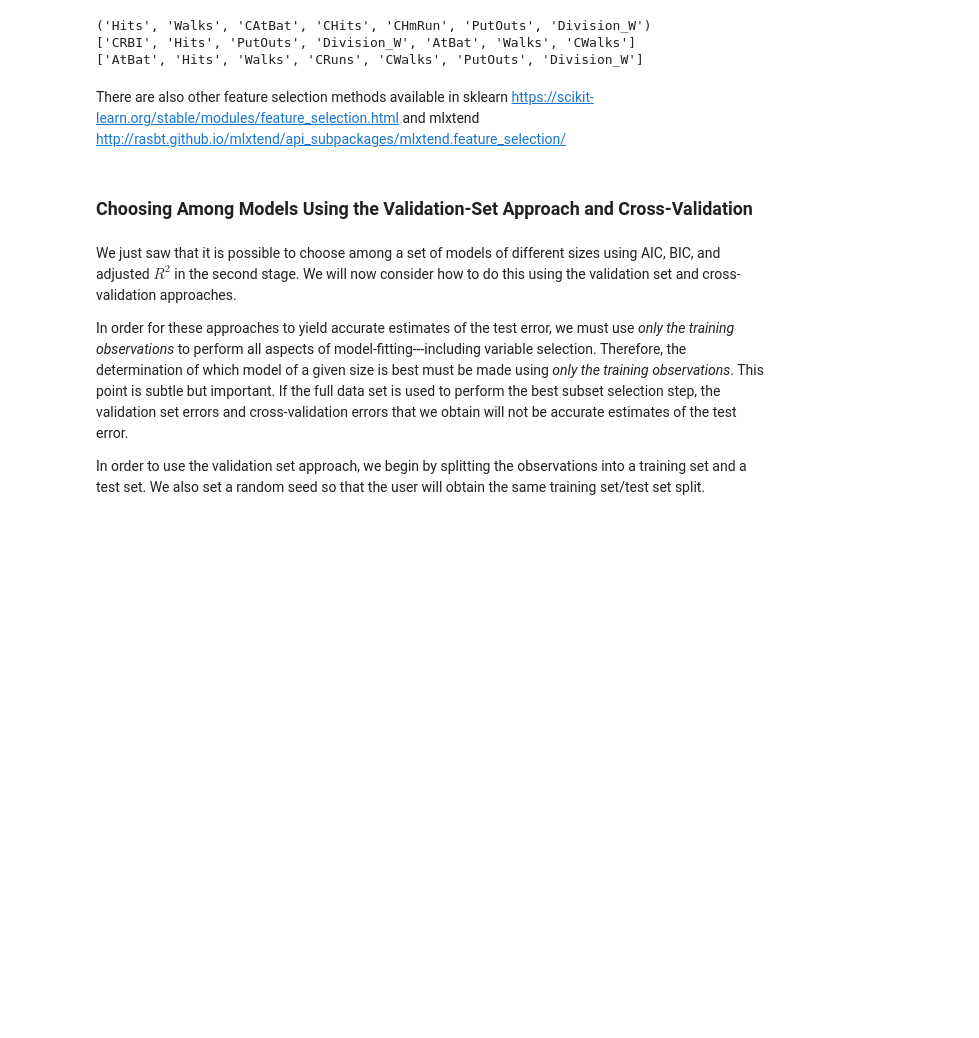
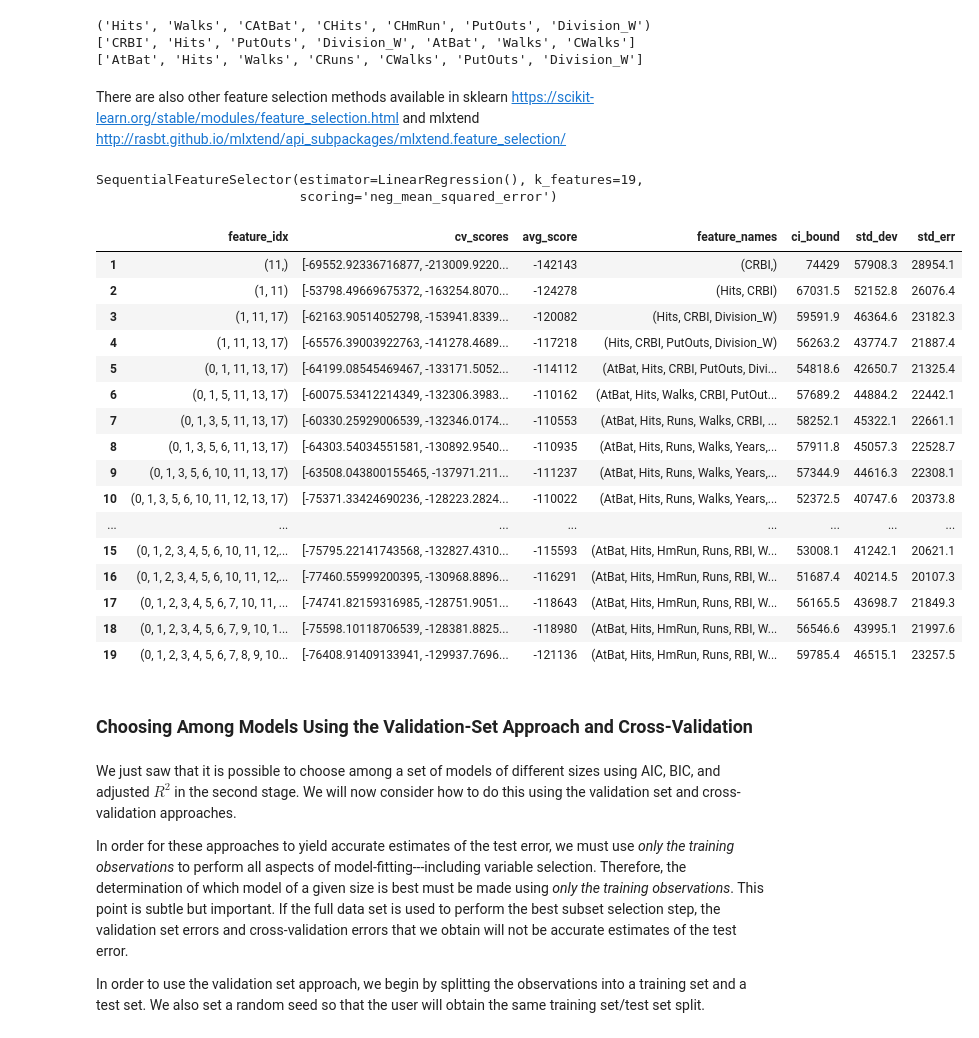
Before and after one commit to phonchi/nsysu-math6084, a Jupyter notebook: static_files/presentations/Chapter_6_Lab.ipynb, the cells around one changed output. Saved outputs shown, nothing was run; the diff lists cells and outputs as text; code cells hidden in the pictures; blank space fills up the shorter version.

```diff
--- a/static_files/presentations/Chapter_6_Lab.ipynb
+++ b/static_files/presentations/Chapter_6_Lab.ipynb
@@ -481,6 +480,39 @@ print(models3['model'][7].model.exog_names[1:])
 ['AtBat', 'Hits', 'Walks', 'CRuns', 'CWalks', 'PutOuts', 'Division_W']
 # %% [markdown]
 There are also other feature selection methods available in sklearn https://scikit-learn.org/stable/modules/feature_selection.html and mlxtend http://rasbt.github.io/mlxtend/api_subpackages/mlxtend.feature_selection/
+# %%
+lr = LinearRegression()
+sfs1 = SFS(lr,
+          k_features=19,
+          forward=True,
+          floating=False,
+          scoring='neg_mean_squared_error',
+          cv=5)
+
+sfs1.fit(X, y)
+# %% [output]
+SequentialFeatureSelector(estimator=LinearRegression(), k_features=19,
+                          scoring='neg_mean_squared_error')
+# %%
+pd.DataFrame.from_dict(sfs1.get_metric_dict()).T
+# %% [output]
+|  | feature_idx | cv_scores | avg_score | feature_names | ci_bound | std_dev | std_err |
+| 1 | (11,) | [-69552.92336716877, -213009.9220... | -142143 | (CRBI,) | 74429 | 57908.3 | 28954.1 |
+| 2 | (1, 11) | [-53798.49669675372, -163254.8070... | -124278 | (Hits, CRBI) | 67031.5 | 52152.8 | 26076.4 |
+| 3 | (1, 11, 17) | [-62163.90514052798, -153941.8339... | -120082 | (Hits, CRBI, Division_W) | 59591.9 | 46364.6 | 23182.3 |
+| 4 | (1, 11, 13, 17) | [-65576.39003922763, -141278.4689... | -117218 | (Hits, CRBI, PutOuts, Division_W) | 56263.2 | 43774.7 | 21887.4 |
+| 5 | (0, 1, 11, 13, 17) | [-64199.08545469467, -133171.5052... | -114112 | (AtBat, Hits, CRBI, PutOuts, Divi... | 54818.6 | 42650.7 | 21325.4 |
+| 6 | (0, 1, 5, 11, 13, 17) | [-60075.53412214349, -132306.3983... | -110162 | (AtBat, Hits, Walks, CRBI, PutOut... | 57689.2 | 44884.2 | 22442.1 |
+| 7 | (0, 1, 3, 5, 11, 13, 17) | [-60330.25929006539, -132346.0174... | -110553 | (AtBat, Hits, Runs, Walks, CRBI, ... | 58252.1 | 45322.1 | 22661.1 |
+| 8 | (0, 1, 3, 5, 6, 11, 13, 17) | [-64303.54034551581, -130892.9540... | -110935 | (AtBat, Hits, Runs, Walks, Years,... | 57911.8 | 45057.3 | 22528.7 |
+| 9 | (0, 1, 3, 5, 6, 10, 11, 13, 17) | [-63508.043800155465, -137971.211... | -111237 | (AtBat, Hits, Runs, Walks, Years,... | 57344.9 | 44616.3 | 22308.1 |
+| 10 | (0, 1, 3, 5, 6, 10, 11, 12, 13, 17) | [-75371.33424690236, -128223.2824... | -110022 | (AtBat, Hits, Runs, Walks, Years,... | 52372.5 | 40747.6 | 20373.8 |
+| ... | ... | ... | ... | ... | ... | ... | ... |
+| 15 | (0, 1, 2, 3, 4, 5, 6, 10, 11, 12,... | [-75795.22141743568, -132827.4310... | -115593 | (AtBat, Hits, HmRun, Runs, RBI, W... | 53008.1 | 41242.1 | 20621.1 |
+| 16 | (0, 1, 2, 3, 4, 5, 6, 10, 11, 12,... | [-77460.55999200395, -130968.8896... | -116291 | (AtBat, Hits, HmRun, Runs, RBI, W... | 51687.4 | 40214.5 | 20107.3 |
+| 17 | (0, 1, 2, 3, 4, 5, 6, 7, 10, 11, ... | [-74741.82159316985, -128751.9051... | -118643 | (AtBat, Hits, HmRun, Runs, RBI, W... | 56165.5 | 43698.7 | 21849.3 |
+| 18 | (0, 1, 2, 3, 4, 5, 6, 7, 9, 10, 1... | [-75598.10118706539, -128381.8825... | -118980 | (AtBat, Hits, HmRun, Runs, RBI, W... | 56546.6 | 43995.1 | 21997.6 |
+| 19 | (0, 1, 2, 3, 4, 5, 6, 7, 8, 9, 10... | [-76408.91409133941, -129937.7696... | -121136 | (AtBat, Hits, HmRun, Runs, RBI, W... | 59785.4 | 46515.1 | 23257.5 |
 # %% [markdown]
 ### Choosing Among Models Using the Validation-Set Approach and Cross-Validation
 # %% [markdown]
```
Also changed, not shown: parts of 19 cells of this notebook.
